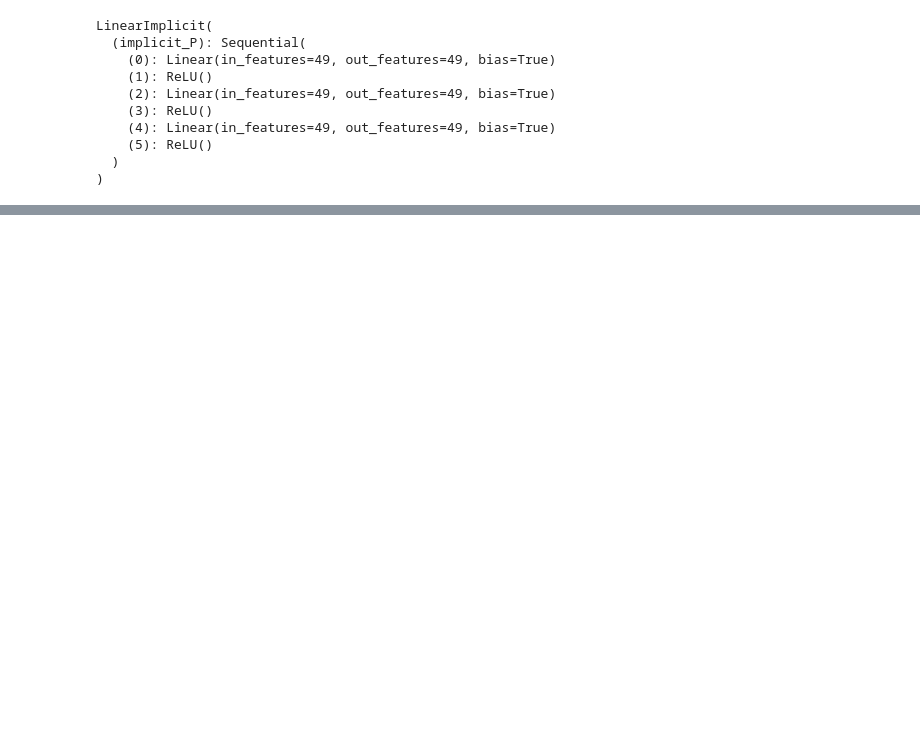
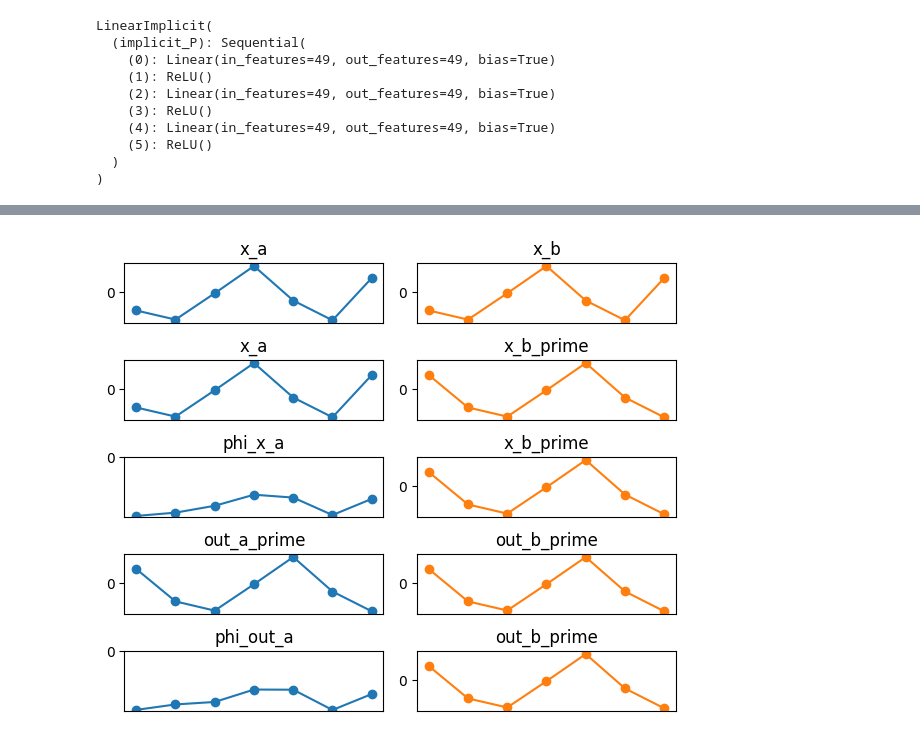
Before and after one commit to elidub/SymPDE, a Jupyter notebook: notebooks_symlie/results_loss.ipynb, the cells around one changed output, grey strips where cells are left out. Drawn from its saved outputs; the diff is of its cells as text; code cells hidden in the pictures; blank space fills up the shorter version.

```diff
--- a/notebooks_symlie/results_loss.ipynb
+++ b/notebooks_symlie/results_loss.ipynb
@@ -145,0 +207,27 @@ plt.close()
+# %%
+eps = torch.randn((4,))
+eps_multed = eps * model.eps_mult
+eps_multed = eps_multed.repeat(batch_size, 1).to(x_a.device)
+
+phi_x_a = model.generator(torch.cat([x_a, eps_multed], dim=1)).detach()
+phi_out_a = model.generator(torch.cat([out_a, eps_multed], dim=1)).detach()
+(phi_x_a - x_b_prime) - (phi_out_a - out_b_prime);
+# %%
+x_plots = [
+    [x_a, x_b],
+    [x_a, x_b_prime],
+    [phi_x_a, x_b_prime],
+    [out_a_prime, out_b_prime],
+    [phi_out_a, out_b_prime],
+]
+
+x_titles = [
+    ['x_a', 'x_b'],
+    ['x_a', 'x_b_prime'],
+    ['phi_x_a', 'x_b_prime'],
+    ['out_a_prime', 'out_b_prime'],
+    ['phi_out_a', 'out_b_prime']
+]
+plot_2columns(x_plots, x_titles)
+# %% [output]
+[figure, added]
```
Also changed, not shown: parts of 15 cells of this notebook, 9 other files.
